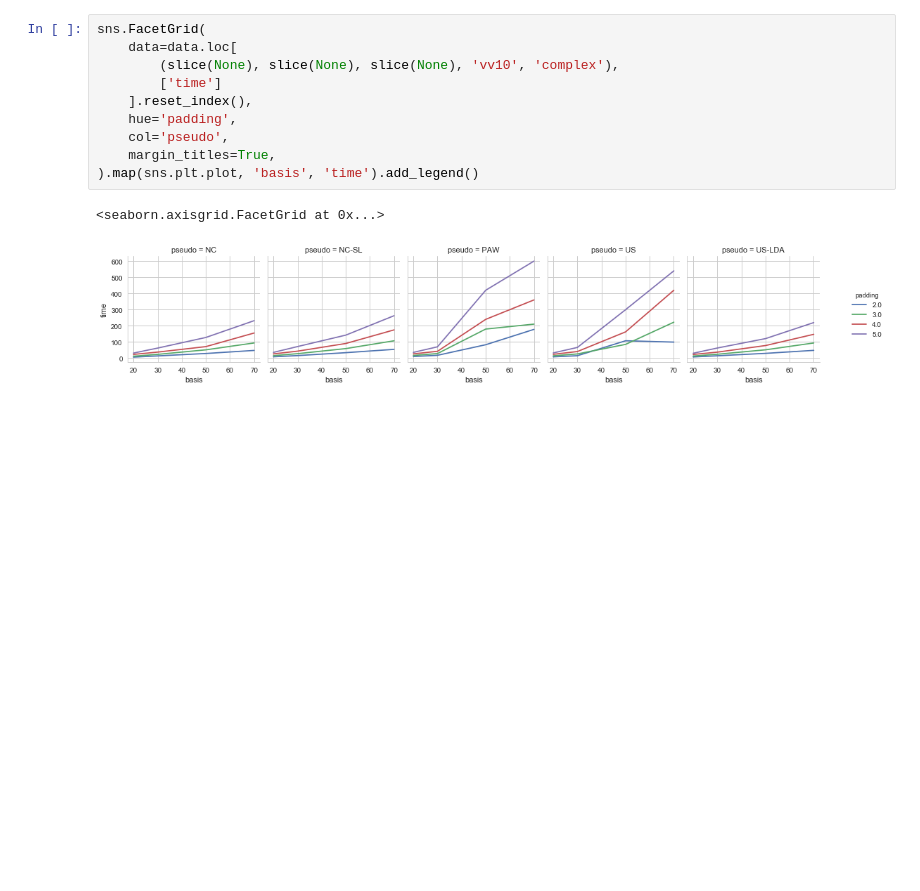
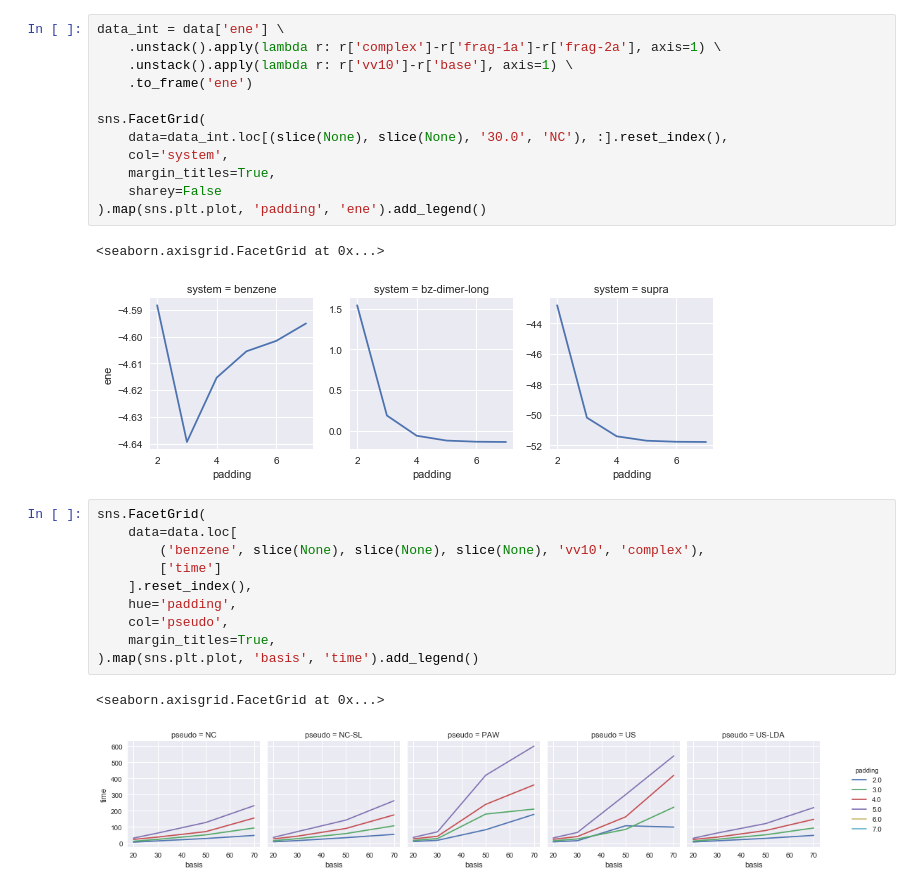
Before and after one commit to azag0/dft-vdw-range, a Jupyter notebook: src/2017-03-27-benzene-tests.ipynb, the cells around one changed output. Saved outputs shown, nothing was run; the diff lists cells and outputs as text; blank space fills up the shorter version.

```diff
--- a/src/2017-03-27-benzene-tests.ipynb
+++ b/src/2017-03-27-benzene-tests.ipynb
@@ -82,7 +43,22 @@ sns.plt.ylim(-5, -4.2)
+# %%
+data_int = data['ene'] \
+    .unstack().apply(lambda r: r['complex']-r['frag-1a']-r['frag-2a'], axis=1) \
+    .unstack().apply(lambda r: r['vv10']-r['base'], axis=1) \
+    .to_frame('ene')
+
+sns.FacetGrid(
+    data=data_int.loc[(slice(None), slice(None), '30.0', 'NC'), :].reset_index(),
+    col='system',
+    margin_titles=True,
+    sharey=False
+).map(sns.plt.plot, 'padding', 'ene').add_legend()
+# %% [output]
+<seaborn.axisgrid.FacetGrid at 0x...>
+[figure, added]
 # %%
 sns.FacetGrid(
     data=data.loc[
-        (slice(None), slice(None), slice(None), 'vv10', 'complex'),
+        ('benzene', slice(None), slice(None), slice(None), 'vv10', 'complex'),
         ['time']
     ].reset_index(),
     hue='padding',
@@ -91,7 +67,7 @@ sns.FacetGrid(
 ).map(sns.plt.plot, 'basis', 'time').add_legend()
 # %% [output]
 <seaborn.axisgrid.FacetGrid at 0x...>
-[figure, old version]
+[figure, new version]
 # %%
 data_int = data['ene'] \
     .unstack().apply(lambda r: r['crystal']-4*r['molecule'], axis=1) \
```
Also changed, not shown: parts of 10 cells of this notebook, 2 other files.
